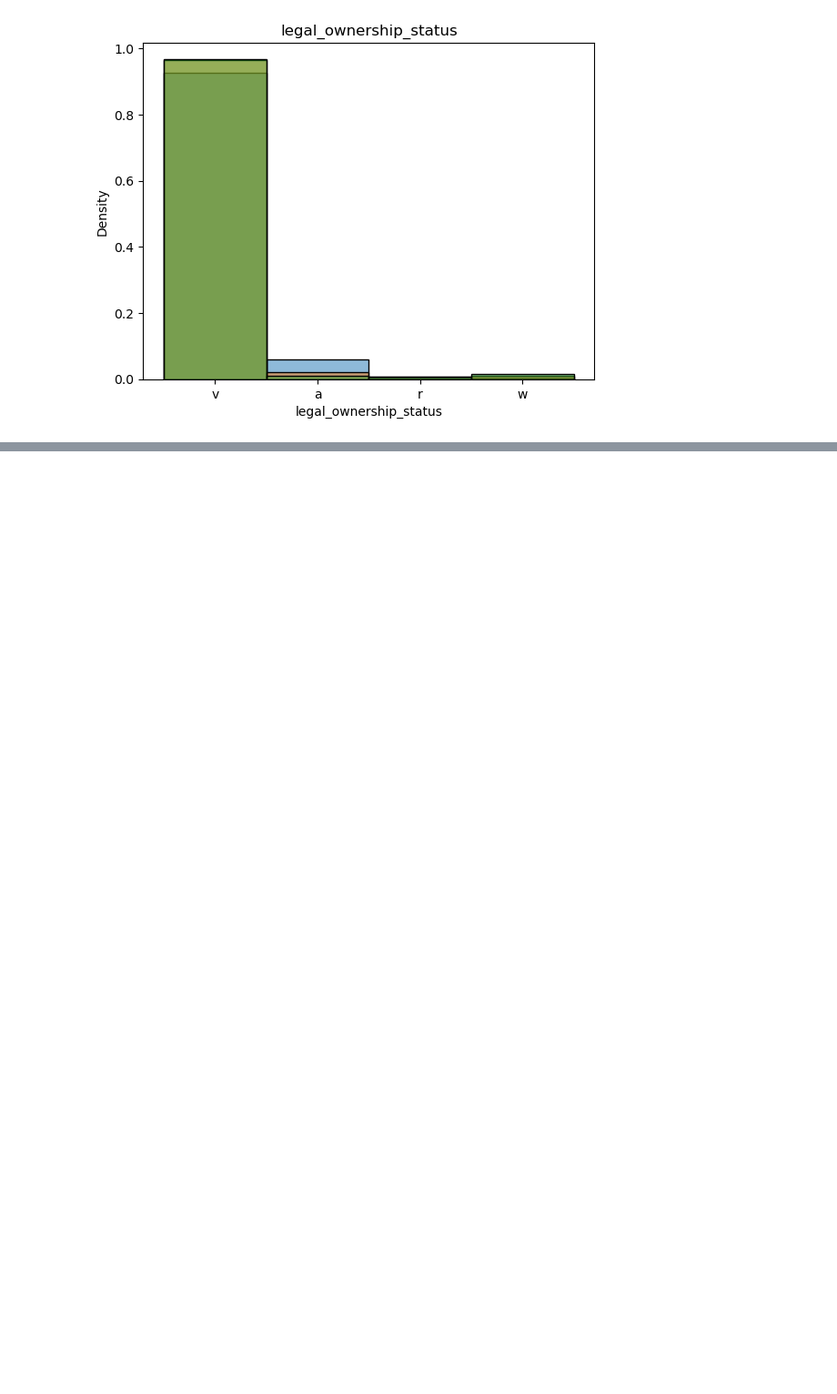
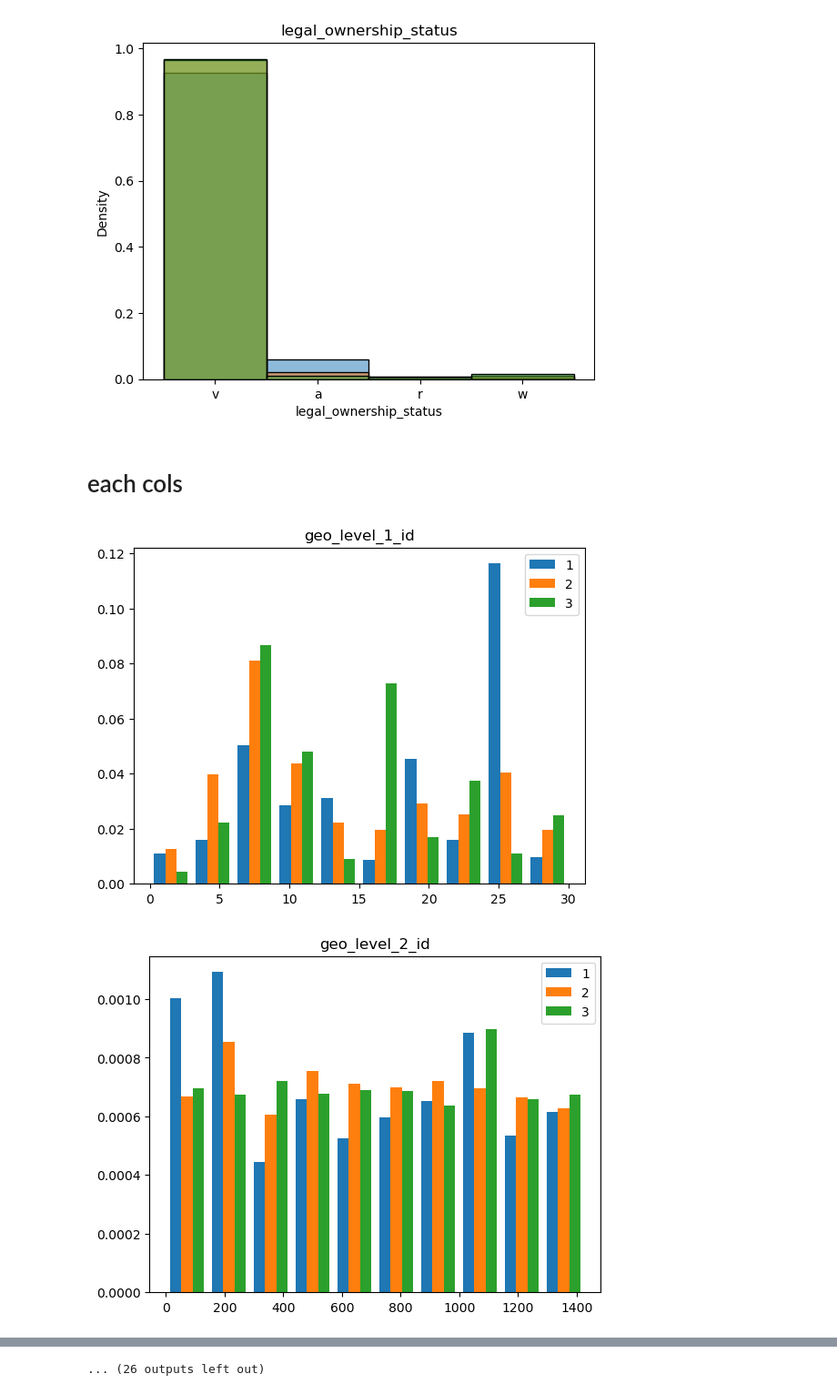
Before and after one commit to RyuNyan-Taro/dd_earthquake, a Jupyter notebook: book/edm_data.ipynb, the cells around one changed output, grey strips where cells are left out. Shown at 91% size. Saved outputs shown, nothing was run; the diff lists cells and outputs as text; code cells hidden in the pictures; blank space fills up the shorter version.

Commit message:
add histogram of all columns

```diff
--- a/book/edm_data.ipynb
+++ b/book/edm_data.ipynb
@@ -85,3 +87,19 @@ for _col in train_objects.columns:
 [figure]
 [figure]
 [figure]
+# %% [markdown]
+# each cols
+# %%
+train_df = train_values.join(train_labels)
+grades = [1, 2, 3]
+
+# xvalues of each grade -> histogram
+for _col_name in train_values.columns:
+    xs = [train_df[train_df['damage_grade'] == _grade][_col_name].values for _grade in grades]
+    plt.hist(xs, density=True, label=grades)
+    plt.legend()
+    plt.title(_col_name)
+    plt.show()
+# %% [output]
+[figure, added]
+[figure, added]
@@ -87,0 +116 @@ for _col in train_objects.columns:
+... (26 outputs left out)
```
Also changed, not shown: parts of 3 cells of this notebook.
